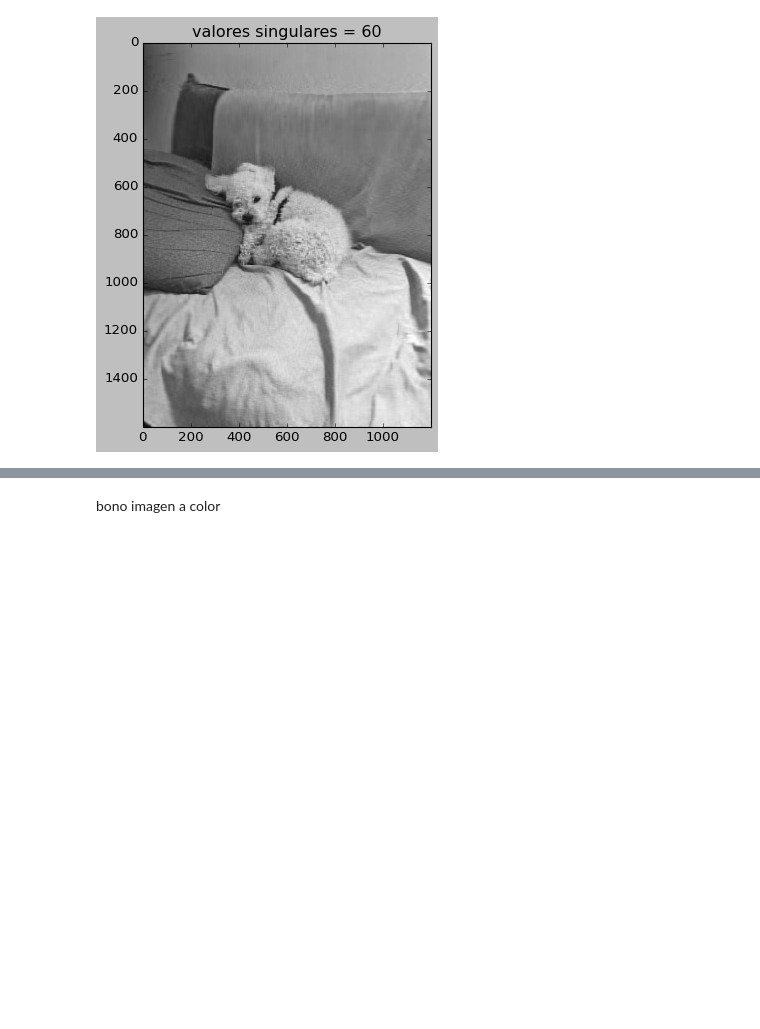
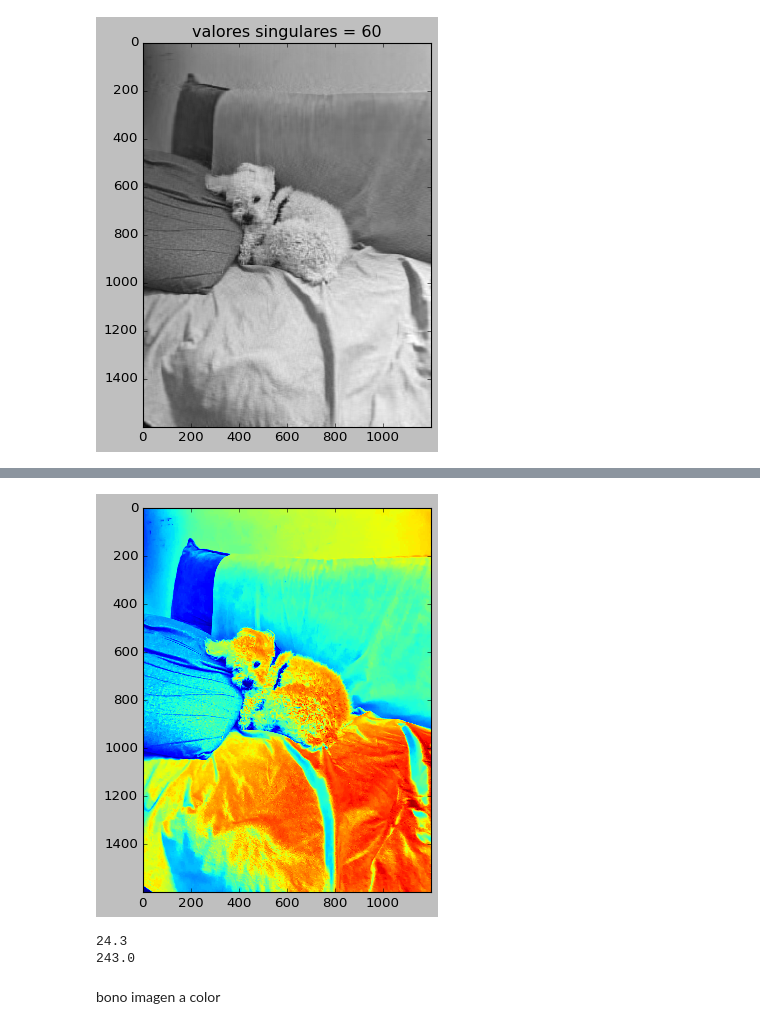
Before and after one commit to Jcortizba10/Tarea2-Esp-IA, a Jupyter notebook: tarea2.ipynb, the cells around one changed output, grey strips where cells are left out. Drawn from its saved outputs; the diff is of its cells as text; code cells hidden in the pictures; blank space fills up the shorter version.

```diff
--- a/tarea2.ipynb
+++ b/tarea2.ipynb
@@ -915,0 +955,3 @@ plt.show()
+# %%
+image_mat_2 = imagen_mat/10
+print(image_mat_2)
@@ -916,3 +966,14 @@ plt.show()
+# %%
+plt.imshow(image_mat_2)
+plt.show()
+# %% [output]
+[figure, added]
+# %%
+print(np.max(image_mat_2))
+print(np.max(imagen_mat))
+# %% [output]
+24.3
+243.0
 # %% [markdown]
 bono imagen a color
 # %%
```
Also changed, not shown: parts of 25 cells of this notebook.
